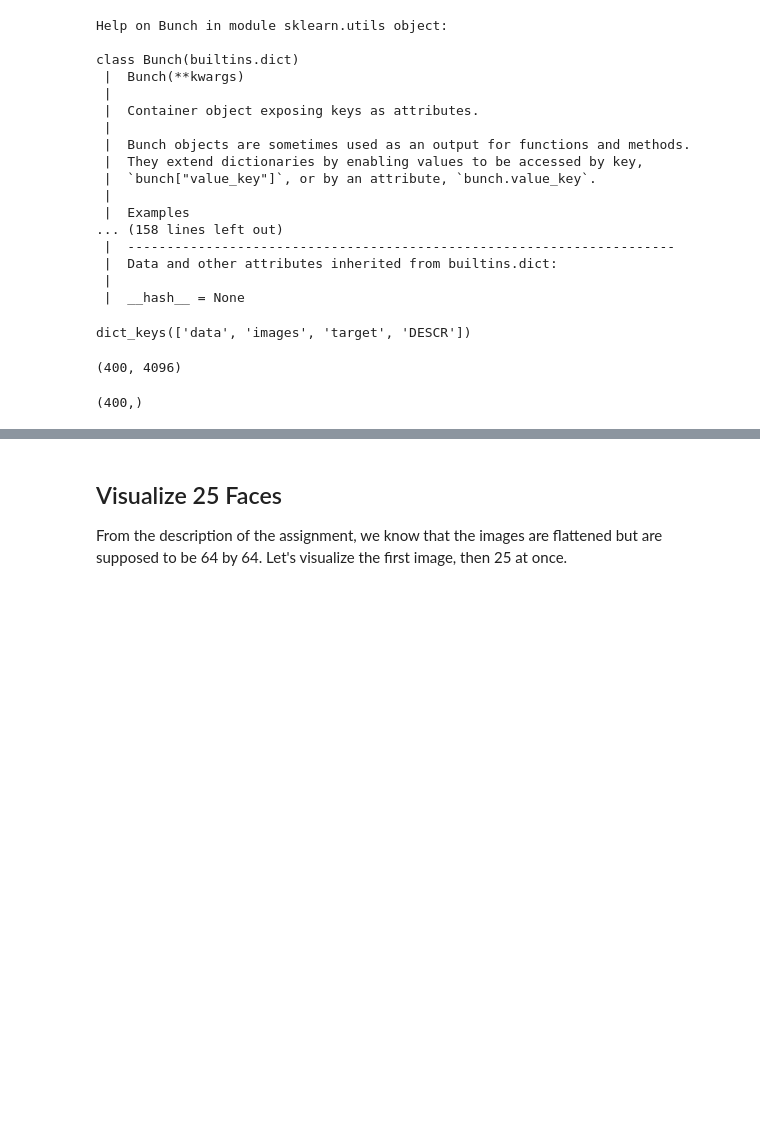
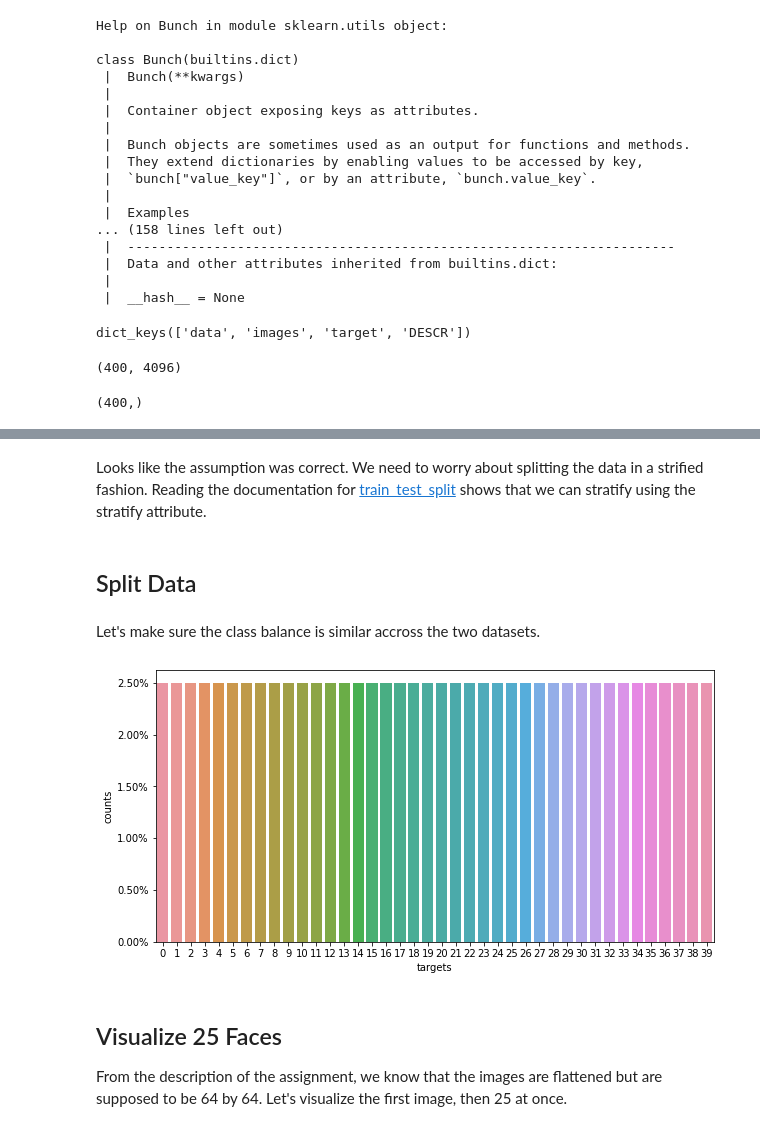
Before and after one commit to knolasco/Intro_to_ML_Course, a Jupyter notebook: Module5/OlvettiUnsupervised.ipynb, the cells around one changed output, grey strips where cells are left out. Cells and saved outputs as stored; diff of their text form; code cells hidden in the pictures; blank space fills up the shorter version.

```diff
--- a/Module5/OlvettiUnsupervised.ipynb
+++ b/Module5/OlvettiUnsupervised.ipynb
@@ -46,0 +82,4 @@ data['target'].shape
+# %% [markdown]
+Looks like the assumption was correct. We need to worry about splitting the data in a strified fashion. Reading the documentation for [train_test_split](#https://stackoverflow.com/questions/29438265/stratified-train-test-split-in-scikit-learn) shows that we can stratify using the stratify attribute.
+# %% [markdown]
+## Split Data
@@ -47,3 +90,28 @@ data['target'].shape
+# %% [markdown]
+Let's make sure the class balance is similar accross the two datasets.
+# %%
+import seaborn as sns
+import pandas as pd
+import matplotlib.pyplot as plt
+import matplotlib as mpl
+%matplotlib inline
+import matplotlib.ticker as mtick
+
+y_train_values, y_train_counts = np.unique(y_train, return_counts = True)
+n_train = y_train.shape[0]
+y_train_counts = y_train_counts / n_train
+
+fig, axs = plt.subplots(1,1)
+fig.set_size_inches(10,5)
+
+df_target_counts = pd.DataFrame(data = {'targets' : y_train_values, 'counts' : y_train_counts})
+
+g = sns.barplot(data = df_target_counts, x = 'targets', y = 'counts')
+
+axs.yaxis.set_major_formatter(mtick.PercentFormatter(1.0))
+plt.show()
+# %% [output]
+[figure, added]
 # %% [markdown]
 ## Visualize 25 Faces
 
```
Also changed, not shown: parts of 9 cells of this notebook.
